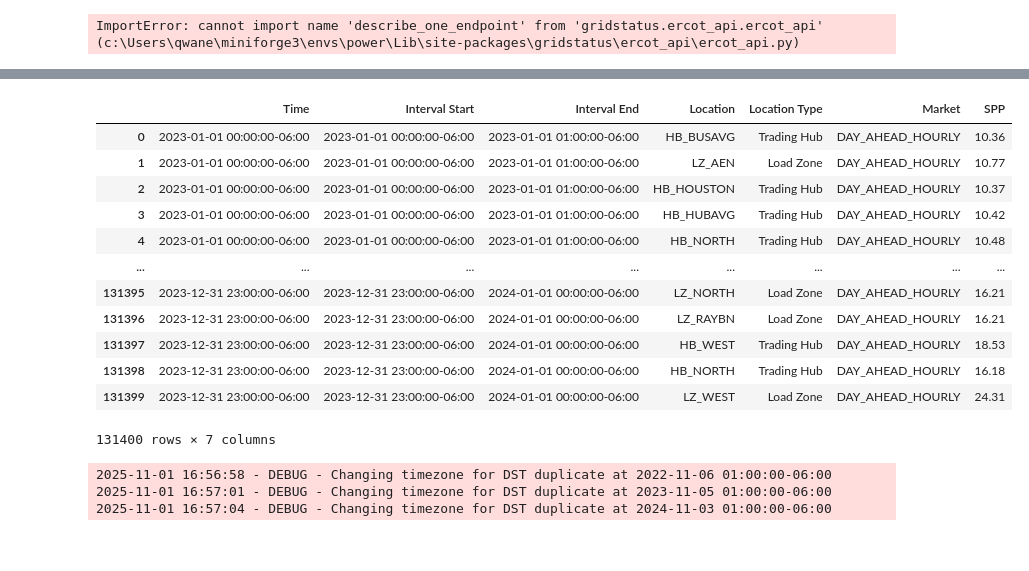
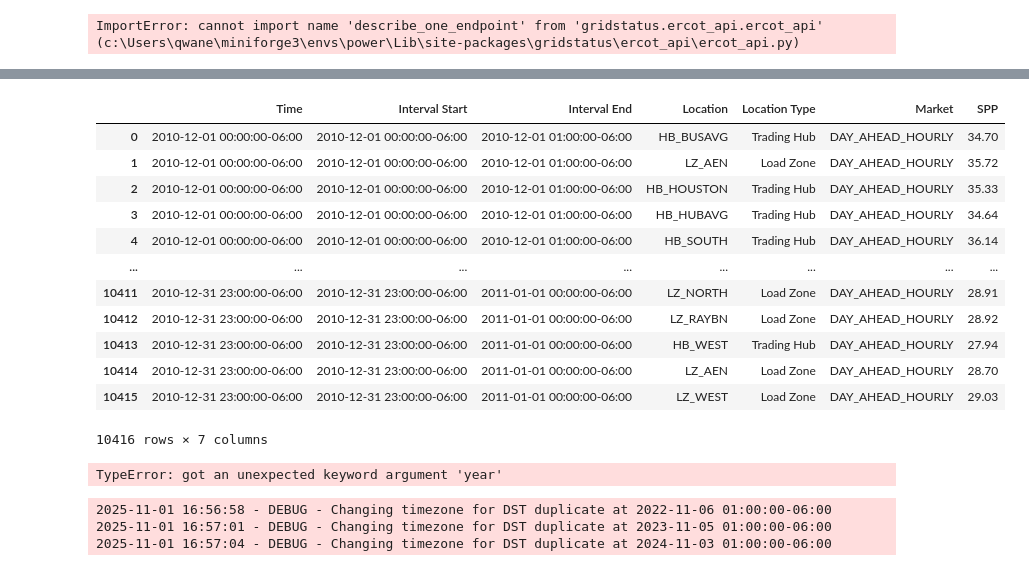
Before and after one commit to utilmon/power_strat, a Jupyter notebook: spread/spread.ipynb, the cells around one changed output, grey strips where cells are left out. Drawn from its saved outputs; the diff is of its cells as text; code cells hidden in the pictures.

```diff
--- a/spread/spread.ipynb
+++ b/spread/spread.ipynb
@@ -122,6 +122,6 @@ df
 | 805919 | 2023-12-31 23:45:00-06:00 | 2023-12-31 23:45:00-06:00 | 2024-01-01 00:00:00-06:00 | LZ_WEST | Load Zone | REAL_TIME_15_MIN | 15.32 |
 805920 rows × 7 columns
 # %%
-df = iso.get_dam_spp(year=2023)
+df = iso.get_dam_spp(year=2010)
 df
 # %% [output]
@@ -133,16 +133,21 @@ df
 |  | Time | Interval Start | Interval End | Location | Location Type | Market | SPP |
-| 0 | 2023-01-01 00:00:00-06:00 | 2023-01-01 00:00:00-06:00 | 2023-01-01 01:00:00-06:00 | HB_BUSAVG | Trading Hub | DAY_AHEAD_HOURLY | 10.36 |
-| 1 | 2023-01-01 00:00:00-06:00 | 2023-01-01 00:00:00-06:00 | 2023-01-01 01:00:00-06:00 | LZ_AEN | Load Zone | DAY_AHEAD_HOURLY | 10.77 |
-| 2 | 2023-01-01 00:00:00-06:00 | 2023-01-01 00:00:00-06:00 | 2023-01-01 01:00:00-06:00 | HB_HOUSTON | Trading Hub | DAY_AHEAD_HOURLY | 10.37 |
-| 3 | 2023-01-01 00:00:00-06:00 | 2023-01-01 00:00:00-06:00 | 2023-01-01 01:00:00-06:00 | HB_HUBAVG | Trading Hub | DAY_AHEAD_HOURLY | 10.42 |
-| 4 | 2023-01-01 00:00:00-06:00 | 2023-01-01 00:00:00-06:00 | 2023-01-01 01:00:00-06:00 | HB_NORTH | Trading Hub | DAY_AHEAD_HOURLY | 10.48 |
+| 0 | 2010-12-01 00:00:00-06:00 | 2010-12-01 00:00:00-06:00 | 2010-12-01 01:00:00-06:00 | HB_BUSAVG | Trading Hub | DAY_AHEAD_HOURLY | 34.70 |
+| 1 | 2010-12-01 00:00:00-06:00 | 2010-12-01 00:00:00-06:00 | 2010-12-01 01:00:00-06:00 | LZ_AEN | Load Zone | DAY_AHEAD_HOURLY | 35.72 |
+| 2 | 2010-12-01 00:00:00-06:00 | 2010-12-01 00:00:00-06:00 | 2010-12-01 01:00:00-06:00 | HB_HOUSTON | Trading Hub | DAY_AHEAD_HOURLY | 35.33 |
+| 3 | 2010-12-01 00:00:00-06:00 | 2010-12-01 00:00:00-06:00 | 2010-12-01 01:00:00-06:00 | HB_HUBAVG | Trading Hub | DAY_AHEAD_HOURLY | 34.64 |
+| 4 | 2010-12-01 00:00:00-06:00 | 2010-12-01 00:00:00-06:00 | 2010-12-01 01:00:00-06:00 | HB_SOUTH | Trading Hub | DAY_AHEAD_HOURLY | 36.14 |
 | ... | ... | ... | ... | ... | ... | ... | ... |
-| 131395 | 2023-12-31 23:00:00-06:00 | 2023-12-31 23:00:00-06:00 | 2024-01-01 00:00:00-06:00 | LZ_NORTH | Load Zone | DAY_AHEAD_HOURLY | 16.21 |
-| 131396 | 2023-12-31 23:00:00-06:00 | 2023-12-31 23:00:00-06:00 | 2024-01-01 00:00:00-06:00 | LZ_RAYBN | Load Zone | DAY_AHEAD_HOURLY | 16.21 |
-| 131397 | 2023-12-31 23:00:00-06:00 | 2023-12-31 23:00:00-06:00 | 2024-01-01 00:00:00-06:00 | HB_WEST | Trading Hub | DAY_AHEAD_HOURLY | 18.53 |
-| 131398 | 2023-12-31 23:00:00-06:00 | 2023-12-31 23:00:00-06:00 | 2024-01-01 00:00:00-06:00 | HB_NORTH | Trading Hub | DAY_AHEAD_HOURLY | 16.18 |
-| 131399 | 2023-12-31 23:00:00-06:00 | 2023-12-31 23:00:00-06:00 | 2024-01-01 00:00:00-06:00 | LZ_WEST | Load Zone | DAY_AHEAD_HOURLY | 24.31 |
+| 10411 | 2010-12-31 23:00:00-06:00 | 2010-12-31 23:00:00-06:00 | 2011-01-01 00:00:00-06:00 | LZ_NORTH | Load Zone | DAY_AHEAD_HOURLY | 28.91 |
+| 10412 | 2010-12-31 23:00:00-06:00 | 2010-12-31 23:00:00-06:00 | 2011-01-01 00:00:00-06:00 | LZ_RAYBN | Load Zone | DAY_AHEAD_HOURLY | 28.92 |
+| 10413 | 2010-12-31 23:00:00-06:00 | 2010-12-31 23:00:00-06:00 | 2011-01-01 00:00:00-06:00 | HB_WEST | Trading Hub | DAY_AHEAD_HOURLY | 27.94 |
+| 10414 | 2010-12-31 23:00:00-06:00 | 2010-12-31 23:00:00-06:00 | 2011-01-01 00:00:00-06:00 | LZ_AEN | Load Zone | DAY_AHEAD_HOURLY | 28.70 |
+| 10415 | 2010-12-31 23:00:00-06:00 | 2010-12-31 23:00:00-06:00 | 2011-01-01 00:00:00-06:00 | LZ_WEST | Load Zone | DAY_AHEAD_HOURLY | 29.03 |
-131400 rows × 7 columns
+10416 rows × 7 columns
+# %%
+df = iso.get_spp(year=2022,date="today")
+df
+# %% [output]
+TypeError: got an unexpected keyword argument 'year'
 # %%
 df = iso.get_hourly_load_post_settlements(date="2022-01-01", end="today")
 df
```
Also changed, not shown: parts of 6 cells of this notebook, 6 other files.
